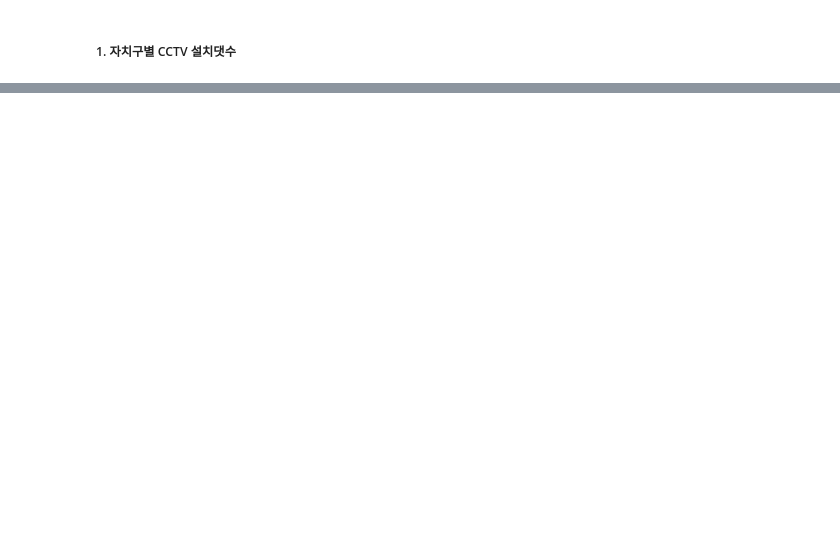
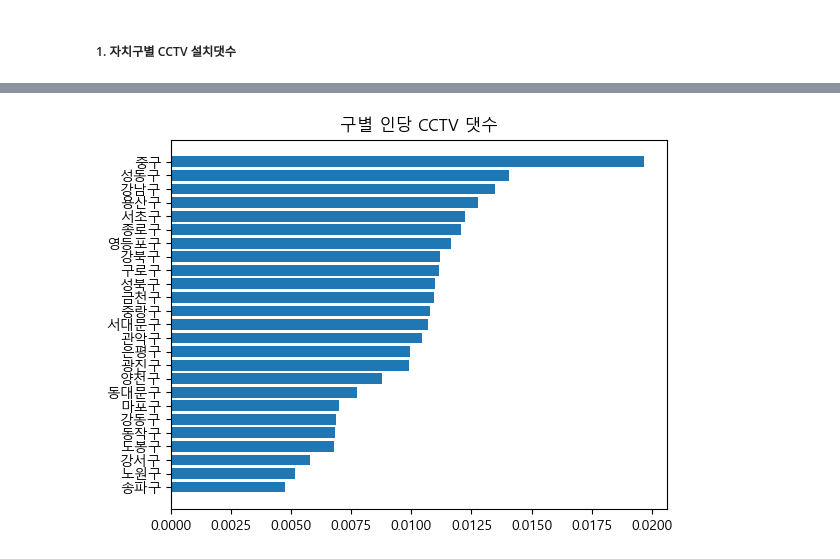
Before and after one commit to njy622/DataAnalysis-2023.09, a Jupyter notebook: 03.시각화/08.서울시CCTV시각화.ipynb, the cells around one changed output, grey strips where cells are left out. Saved outputs shown, nothing was run; the diff lists cells and outputs as text; code cells hidden in the pictures; blank space fills up the shorter version.

```diff
--- a/03.시각화/08.서울시CCTV시각화.ipynb
+++ b/03.시각화/08.서울시CCTV시각화.ipynb
@@ -51,0 +83,7 @@ plt.title('서울시 구별 CCTV 설치댓수 Seaborn');
+# %%
+# 선생님 풀이
+s = (df['CCTV댓수'] / df['인구수']).sort_values()
+plt.barh(s.index, s.values)
+plt.title('구별 인당 CCTV 댓수');
+# %% [output]
+[figure, added]
```
Also changed, not shown: parts of 25 cells of this notebook.
